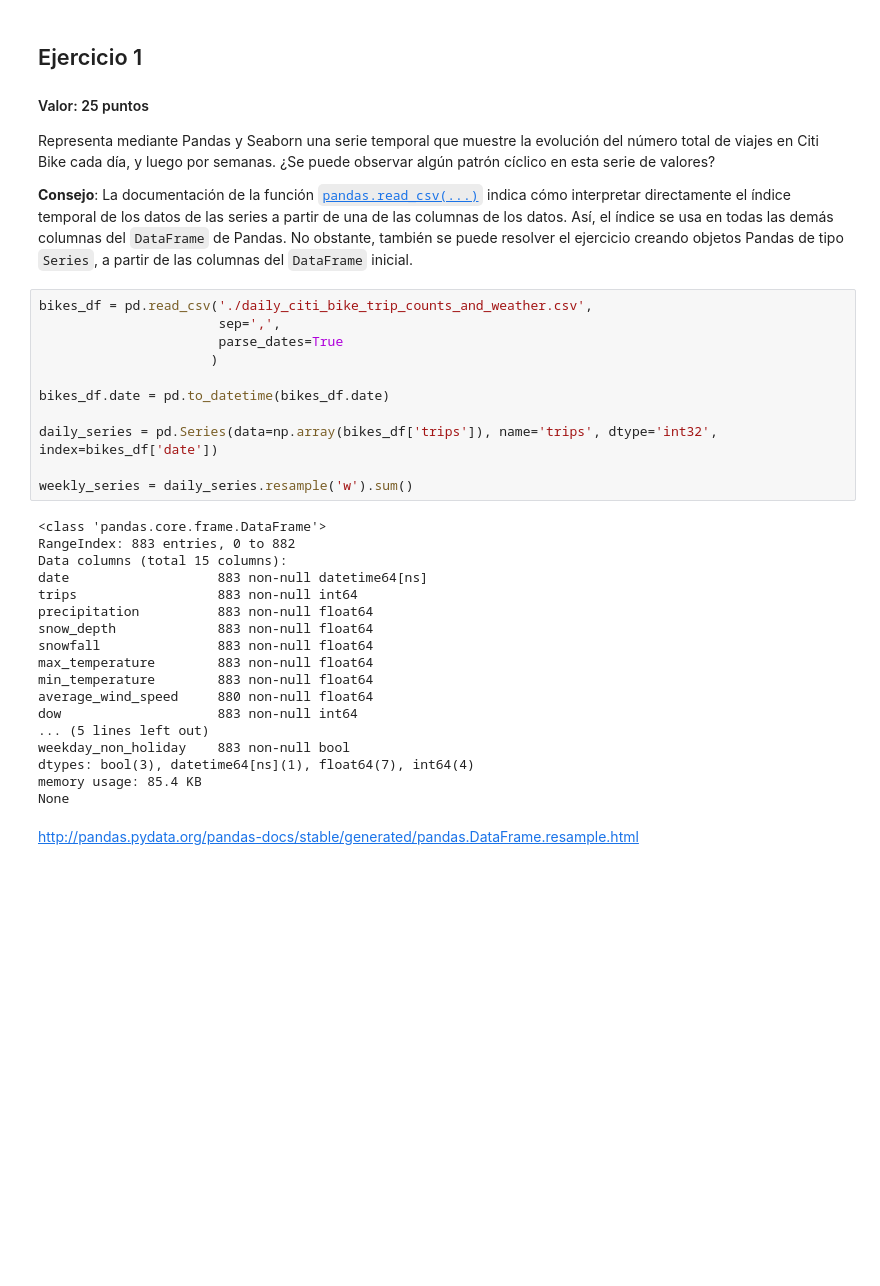
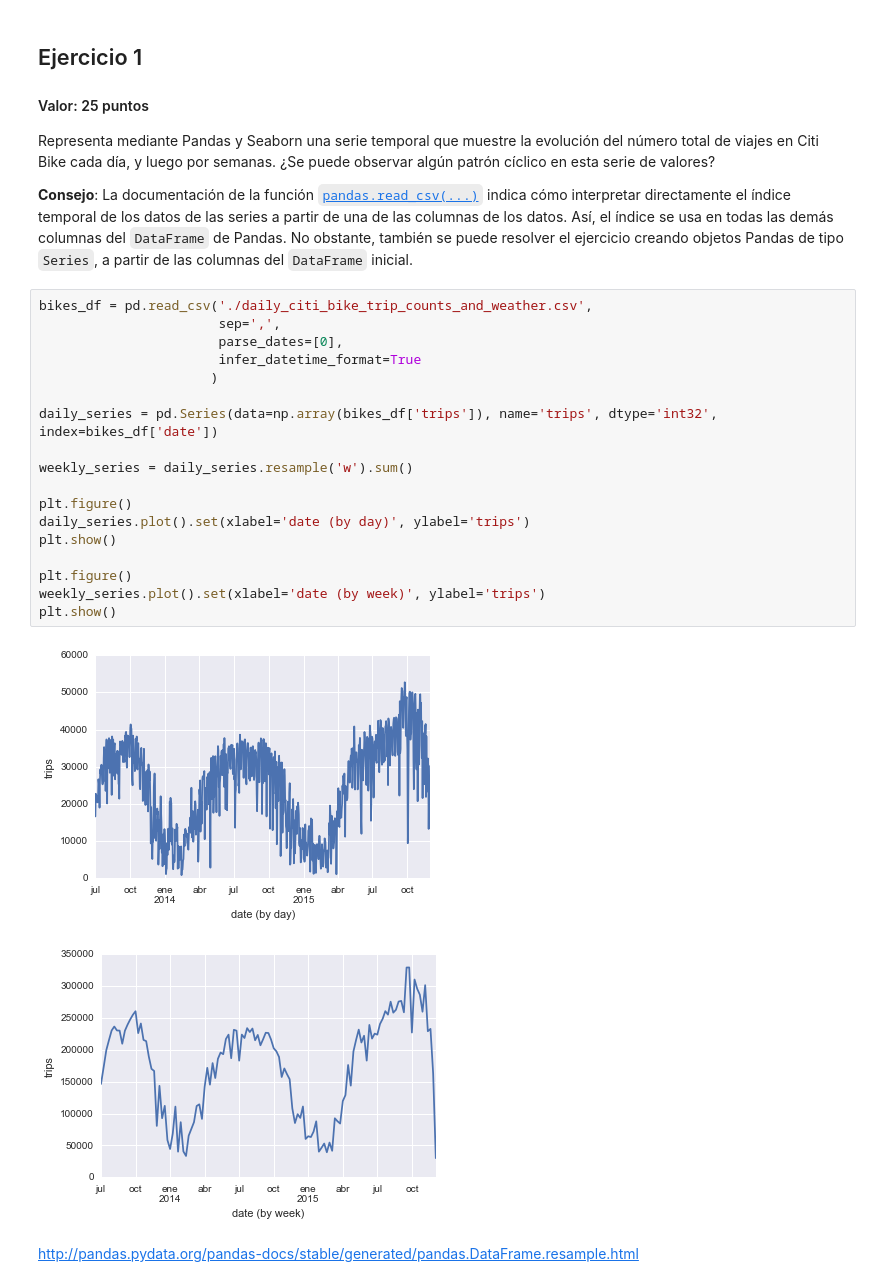
Before and after one commit to jvicentem/pandas-and-seaborn-assignment, a Jupyter notebook: Citi Bike System NYC.ipynb, the cells around one changed output. Cells and saved outputs as stored; diff of their text form; blank space fills up the shorter version.

```diff
--- a/Citi Bike System NYC.ipynb
+++ b/Citi Bike System NYC.ipynb
@@ -45,32 +48,24 @@ Representa mediante Pandas y Seaborn una serie temporal que muestre la evolució
 # %%
 bikes_df = pd.read_csv('./daily_citi_bike_trip_counts_and_weather.csv',
                        sep=',',
-                       parse_dates=True
+                       parse_dates=[0],
+                       infer_datetime_format=True
                       )
-
-bikes_df.date = pd.to_datetime(bikes_df.date)
 
 daily_series = pd.Series(data=np.array(bikes_df['trips']), name='trips', dtype='int32', index=bikes_df['date'])
 
 weekly_series = daily_series.resample('w').sum()
+
+plt.figure()
+daily_series.plot().set(xlabel='date (by day)', ylabel='trips')
+plt.show()
+
+plt.figure()
+weekly_series.plot().set(xlabel='date (by week)', ylabel='trips')
+plt.show()
 # %% [output]
-<class 'pandas.core.frame.DataFrame'>
-RangeIndex: 883 entries, 0 to 882
-Data columns (total 15 columns):
-date                   883 non-null datetime64[ns]
-trips                  883 non-null int64
-precipitation          883 non-null float64
-snow_depth             883 non-null float64
-snowfall               883 non-null float64
-max_temperature        883 non-null float64
-min_temperature        883 non-null float64
-average_wind_speed     880 non-null float64
-dow                    883 non-null int64
-... (5 lines left out)
-weekday_non_holiday    883 non-null bool
-dtypes: bool(3), datetime64[ns](1), float64(7), int64(4)
-memory usage: 85.4 KB
-None
+[figure, added]
+[figure, added]
 # %% [markdown]
 http://pandas.pydata.org/pandas-docs/stable/generated/pandas.DataFrame.resample.html
 # %% [markdown]
```
Also changed, not shown: parts of 1 cell of this notebook.
